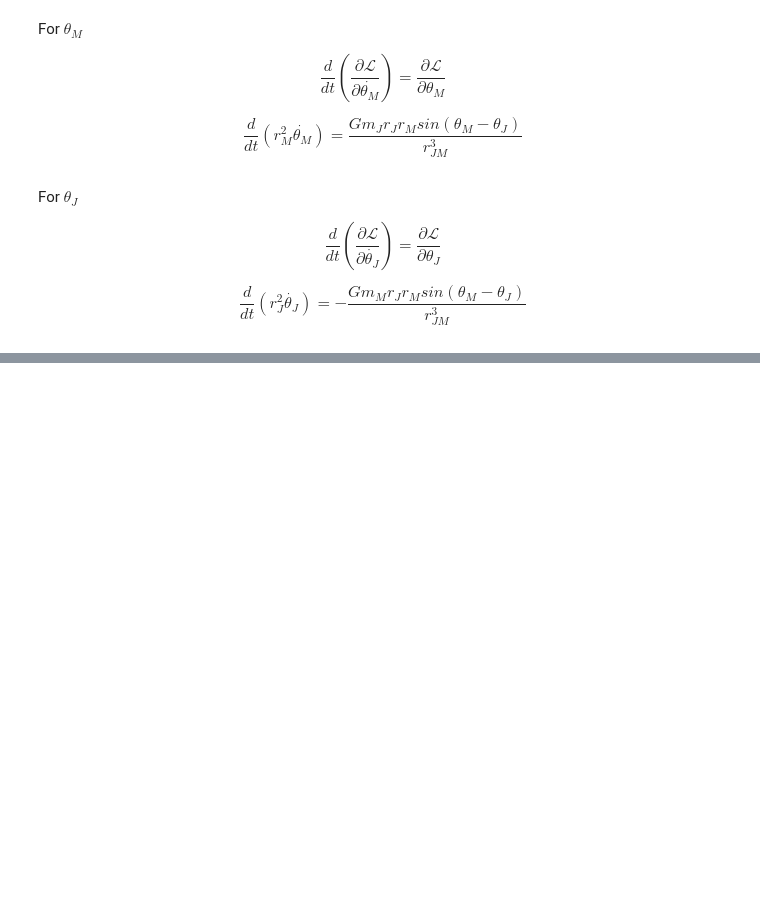
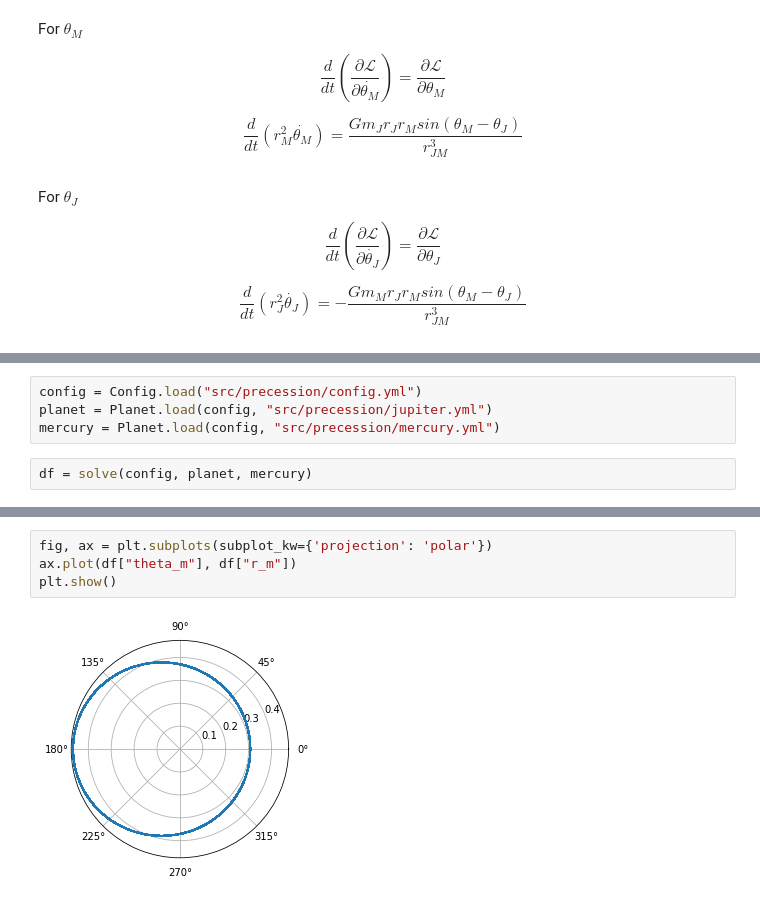
Before and after one commit to codiphy-org/precession, a Jupyter notebook: precession.ipynb, the cells around one changed output, grey strips where cells are left out. Drawn from its saved outputs; the diff is of its cells as text; blank space fills up the shorter version.

Commit message:
Added solver to jupyter notebook, used scipy solver

```diff
--- a/precession.ipynb
+++ b/precession.ipynb
@@ -149,0 +143,6 @@ ax.plot(rk.t, rk.y[0])
+# %%
+config = Config.load("src/precession/config.yml")
+planet = Planet.load(config, "src/precession/jupiter.yml")
+mercury = Planet.load(config, "src/precession/mercury.yml")
+# %%
+df = solve(config, planet, mercury)
@@ -149,0 +169,6 @@ ax.plot(rk.t, rk.y[0])
+# %%
+fig, ax = plt.subplots(subplot_kw={'projection': 'polar'})
+ax.plot(df["theta_m"], df["r_m"])
+plt.show()
+# %% [output]
+[figure, added]
```
Also changed, not shown: parts of 7 cells of this notebook, 5 other files.
